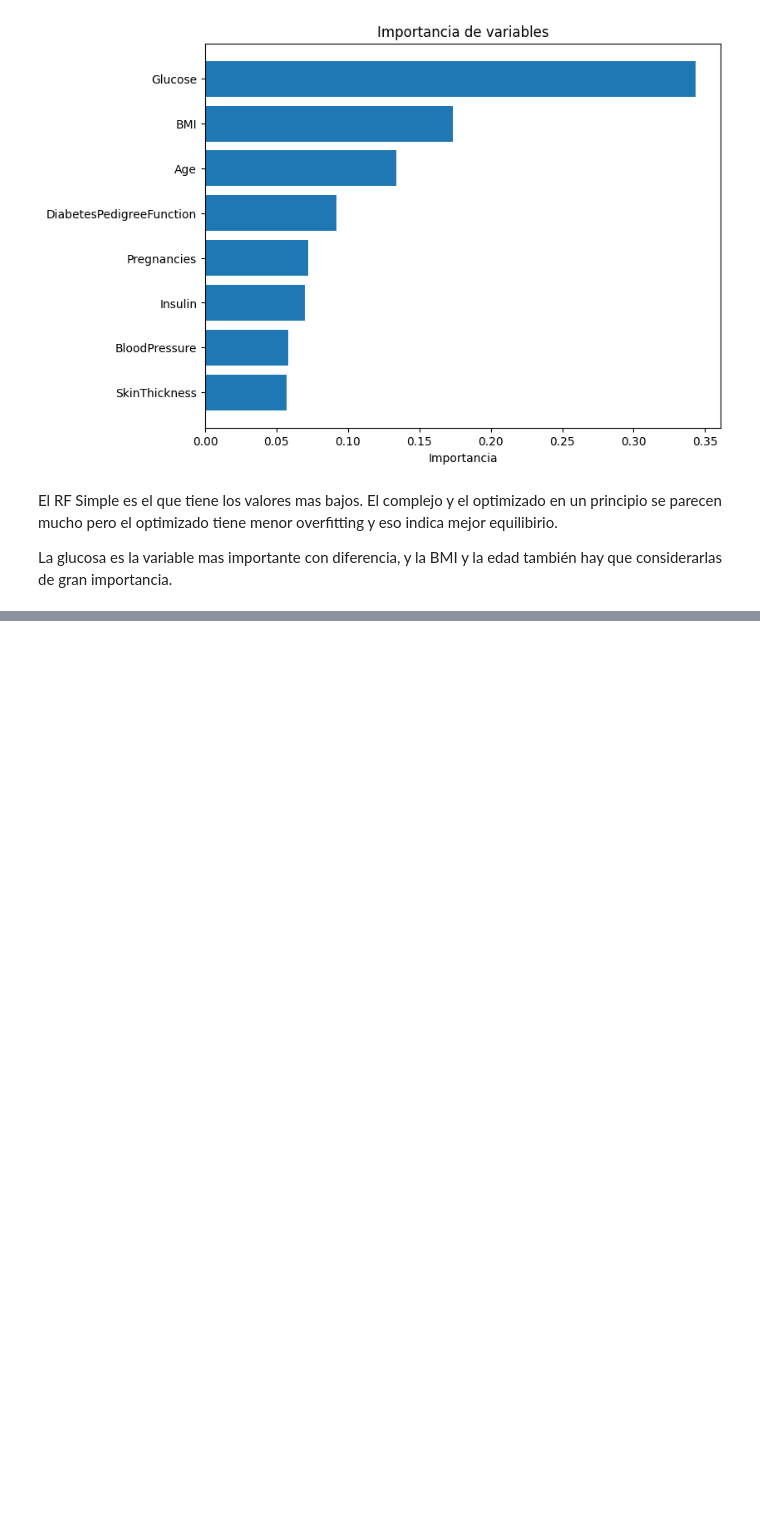
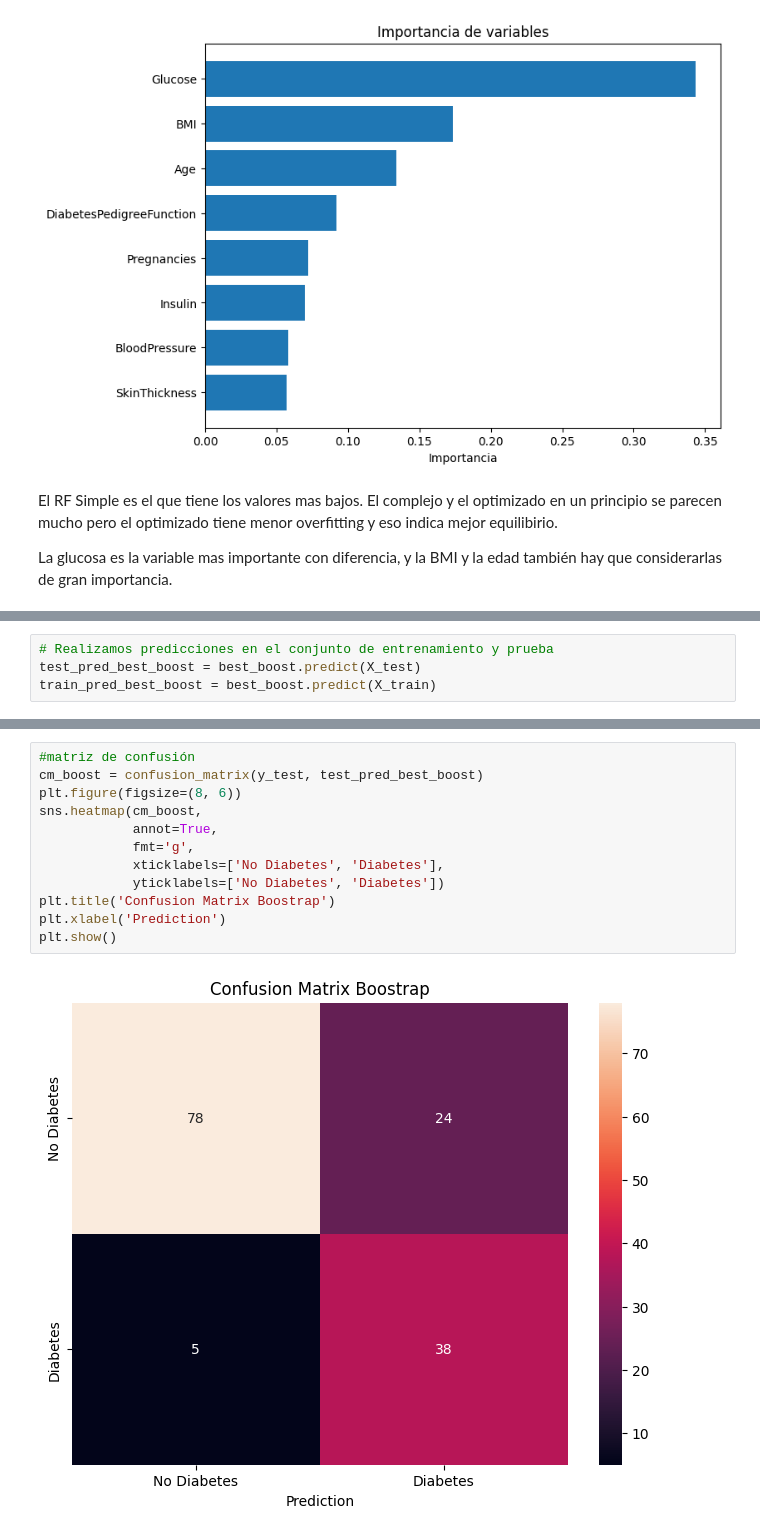
Before and after one commit to 4GeeksAcademy/esanchez_boosting, a Jupyter notebook: src/explore.ipynb, the cells around one changed output, grey strips where cells are left out. Cells and saved outputs as stored; diff of their text form; blank space fills up the shorter version.

```diff
--- a/src/explore.ipynb
+++ b/src/explore.ipynb
@@ -549,0 +684,4 @@ La glucosa es la variable mas importante con diferencia, y la BMI y la edad tamb
+# %%
+# Realizamos predicciones en el conjunto de entrenamiento y prueba
+test_pred_best_boost = best_boost.predict(X_test)
+train_pred_best_boost = best_boost.predict(X_train)
@@ -549,0 +703,14 @@ La glucosa es la variable mas importante con diferencia, y la BMI y la edad tamb
+# %%
+#matriz de confusión
+cm_boost = confusion_matrix(y_test, test_pred_best_boost)
+plt.figure(figsize=(8, 6))
+sns.heatmap(cm_boost,
+            annot=True,
+            fmt='g',
+            xticklabels=['No Diabetes', 'Diabetes'],
+            yticklabels=['No Diabetes', 'Diabetes'])
+plt.title('Confusion Matrix Boostrap')
+plt.xlabel('Prediction')
+plt.show()
+# %% [output]
+[figure, added]
```
Also changed, not shown: parts of 12 cells of this notebook.
